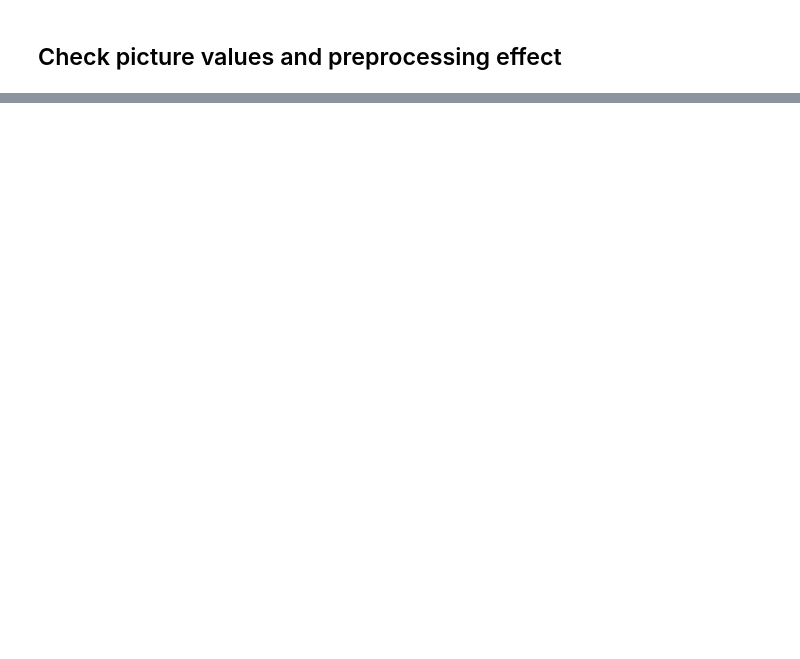
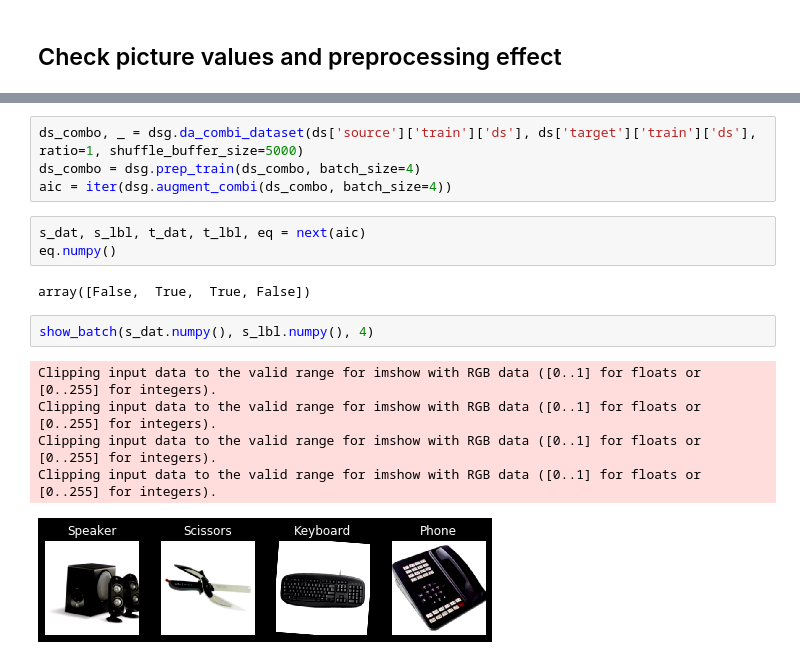
Before and after one commit to LukasHedegaard/dage, a Jupyter notebook: notebooks/dataset-vis.ipynb, the cells around one changed output, grey strips where cells are left out. Drawn from its saved outputs; the diff is of its cells as text; blank space fills up the shorter version.

```diff
--- a/notebooks/dataset-vis.ipynb
+++ b/notebooks/dataset-vis.ipynb
@@ -102,0 +94,17 @@ pic.min(), pic.mean(), pic.max()
+# %%
+ds_combo, _ = dsg.da_combi_dataset(ds['source']['train']['ds'], ds['target']['train']['ds'], ratio=1, shuffle_buffer_size=5000)
+ds_combo = dsg.prep_train(ds_combo, batch_size=4)
+aic = iter(dsg.augment_combi(ds_combo, batch_size=4))
+# %%
+s_dat, s_lbl, t_dat, t_lbl, eq = next(aic)
+eq.numpy()
+# %% [output]
+array([False,  True,  True, False])
+# %%
+show_batch(s_dat.numpy(), s_lbl.numpy(), 4)
+# %% [output]
+Clipping input data to the valid range for imshow with RGB data ([0..1] for floats or [0..255] for integers).
+Clipping input data to the valid range for imshow with RGB data ([0..1] for floats or [0..255] for integers).
+Clipping input data to the valid range for imshow with RGB data ([0..1] for floats or [0..255] for integers).
+Clipping input data to the valid range for imshow with RGB data ([0..1] for floats or [0..255] for integers).
+[figure, added]
```
Also changed, not shown: parts of 13 cells of this notebook, 3 other files.
